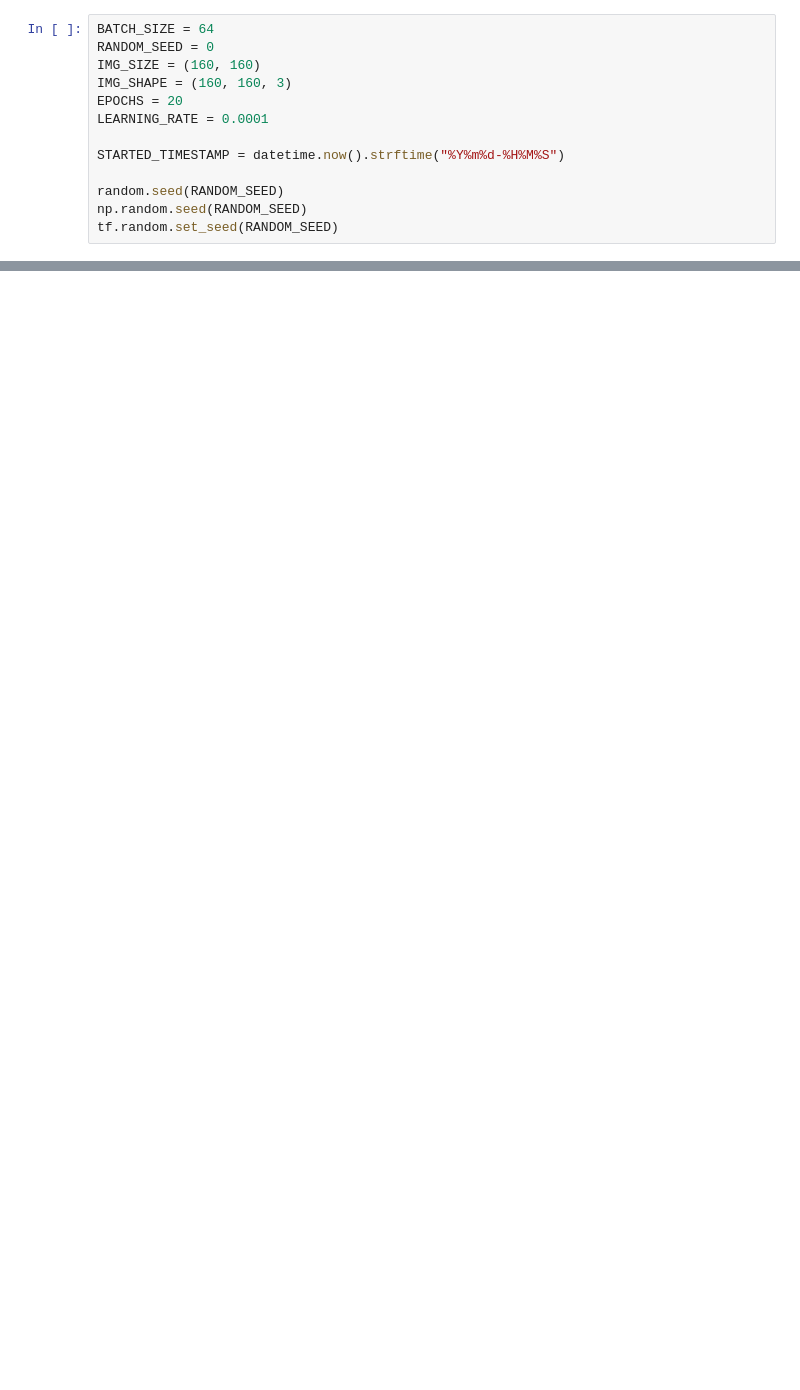
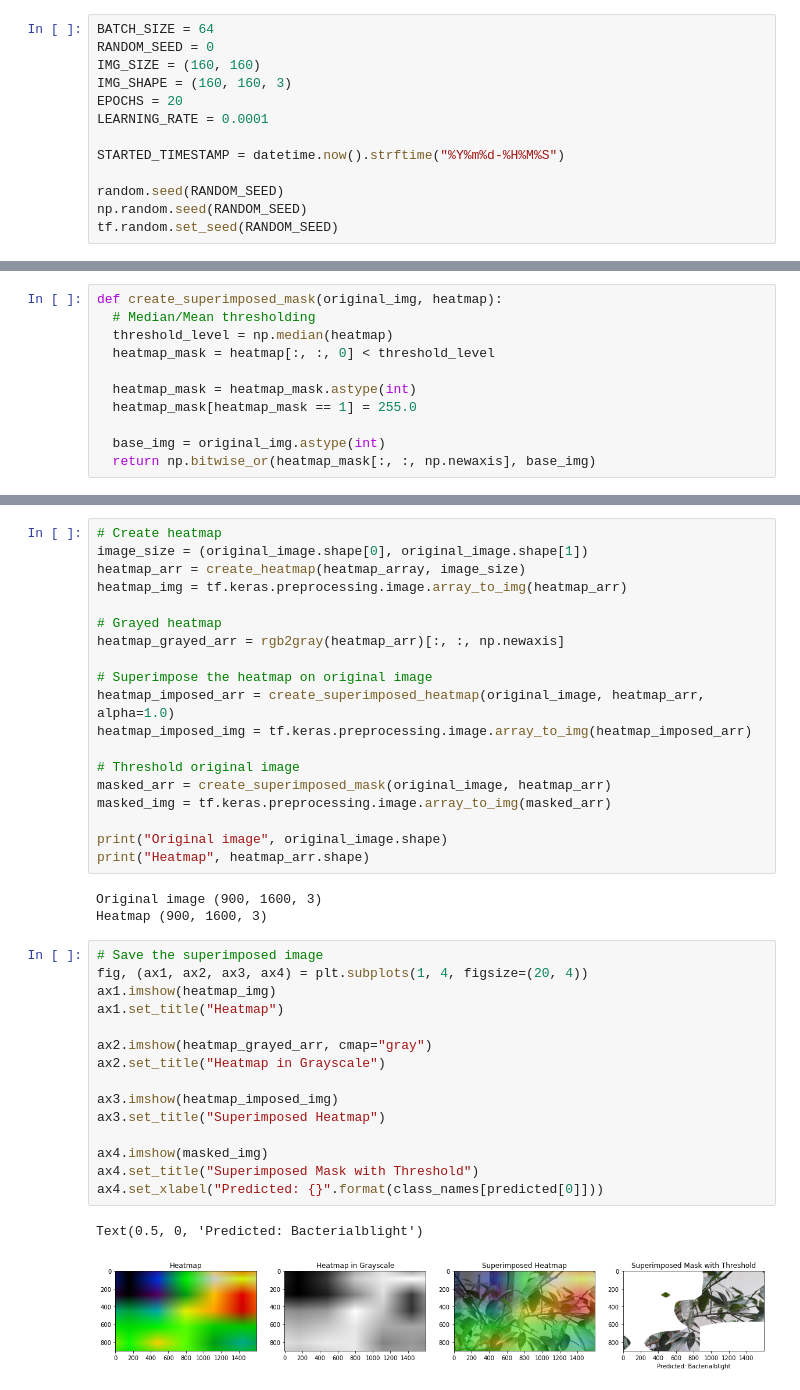
Before and after one commit to fahminlb33/rice-paddy-classification, a Jupyter notebook: notebooks/load-mobilenetv2.ipynb, the cells around one changed output, grey strips where cells are left out. Drawn from its saved outputs; the diff is of its cells as text; blank space fills up the shorter version.

Commit message:
Update script to create masked image

```diff
--- a/notebooks/load-mobilenetv2.ipynb
+++ b/notebooks/load-mobilenetv2.ipynb
@@ -110 +82,12 @@ def make_gradcam_heatmap(img_array, model, last_conv_layer_name, pred_index=None
+# %%
+def create_superimposed_mask(original_img, heatmap):
+  # Median/Mean thresholding
+  threshold_level = np.median(heatmap)
+  heatmap_mask = heatmap[:, :, 0] < threshold_level
+
+  heatmap_mask = heatmap_mask.astype(int)
+  heatmap_mask[heatmap_mask == 1] = 255.0
+
+  base_img = original_img.astype(int)
+  return np.bitwise_or(heatmap_mask[:, :, np.newaxis], base_img)
 # %%
@@ -181,0 +125,40 @@ Text(0.5, 1.0, 'Predicted: Bacterialblight')
+# %%
+# Create heatmap
+image_size = (original_image.shape[0], original_image.shape[1])
+heatmap_arr = create_heatmap(heatmap_array, image_size)
+heatmap_img = tf.keras.preprocessing.image.array_to_img(heatmap_arr)
+
+# Grayed heatmap
+heatmap_grayed_arr = rgb2gray(heatmap_arr)[:, :, np.newaxis]
+
+# Superimpose the heatmap on original image
+heatmap_imposed_arr = create_superimposed_heatmap(original_image, heatmap_arr, alpha=1.0)
+heatmap_imposed_img = tf.keras.preprocessing.image.array_to_img(heatmap_imposed_arr)
+
+# Threshold original image
+masked_arr = create_superimposed_mask(original_image, heatmap_arr)
+masked_img = tf.keras.preprocessing.image.array_to_img(masked_arr)
+
+print("Original image", original_image.shape)
+print("Heatmap", heatmap_arr.shape)
+# %% [output]
+Original image (900, 1600, 3)
+Heatmap (900, 1600, 3)
+# %%
+# Save the superimposed image
+fig, (ax1, ax2, ax3, ax4) = plt.subplots(1, 4, figsize=(20, 4))
+ax1.imshow(heatmap_img)
+ax1.set_title("Heatmap")
+
+ax2.imshow(heatmap_grayed_arr, cmap="gray")
+ax2.set_title("Heatmap in Grayscale")
+
+ax3.imshow(heatmap_imposed_img)
+ax3.set_title("Superimposed Heatmap")
+
+ax4.imshow(masked_img)
+ax4.set_title("Superimposed Mask with Threshold")
+ax4.set_xlabel("Predicted: {}".format(class_names[predicted[0]]))
+# %% [output]
+Text(0.5, 0, 'Predicted: Bacterialblight')
+[figure, added]
```
Also changed, not shown: parts of 7 cells of this notebook.
